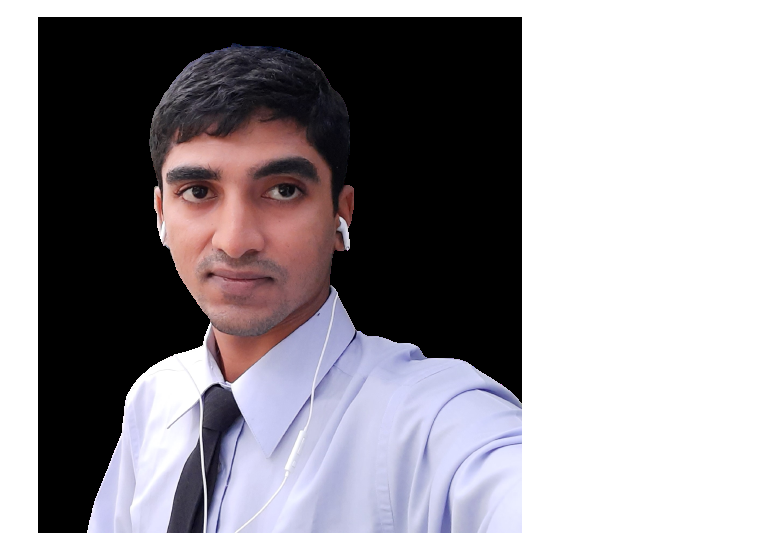
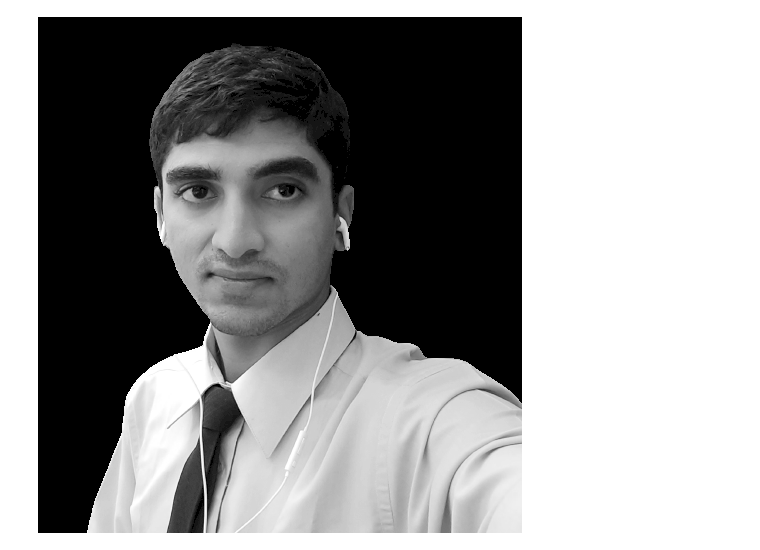
Before and after one commit to smmunna/Asjas, a Jupyter notebook: PracticeCollab.ipynb, the cells around one changed output. Cells and saved outputs as stored; diff of their text form; code cells hidden in the pictures.

```diff
--- a/PracticeCollab.ipynb
+++ b/PracticeCollab.ipynb
@@ -3,8 +3,8 @@
 # %%
 import numpy as np
 import cv2
 from google.colab.patches import cv2_imshow
-img = cv2.imread('/content/drive/MyDrive/Colab Notebooks/images/munna.png')
+img = cv2.imread('/content/drive/MyDrive/Colab Notebooks/images/munna.png',0)
 cv2_imshow(img)
 # %% [output]
-[figure, old version]
+[figure, new version]
```
